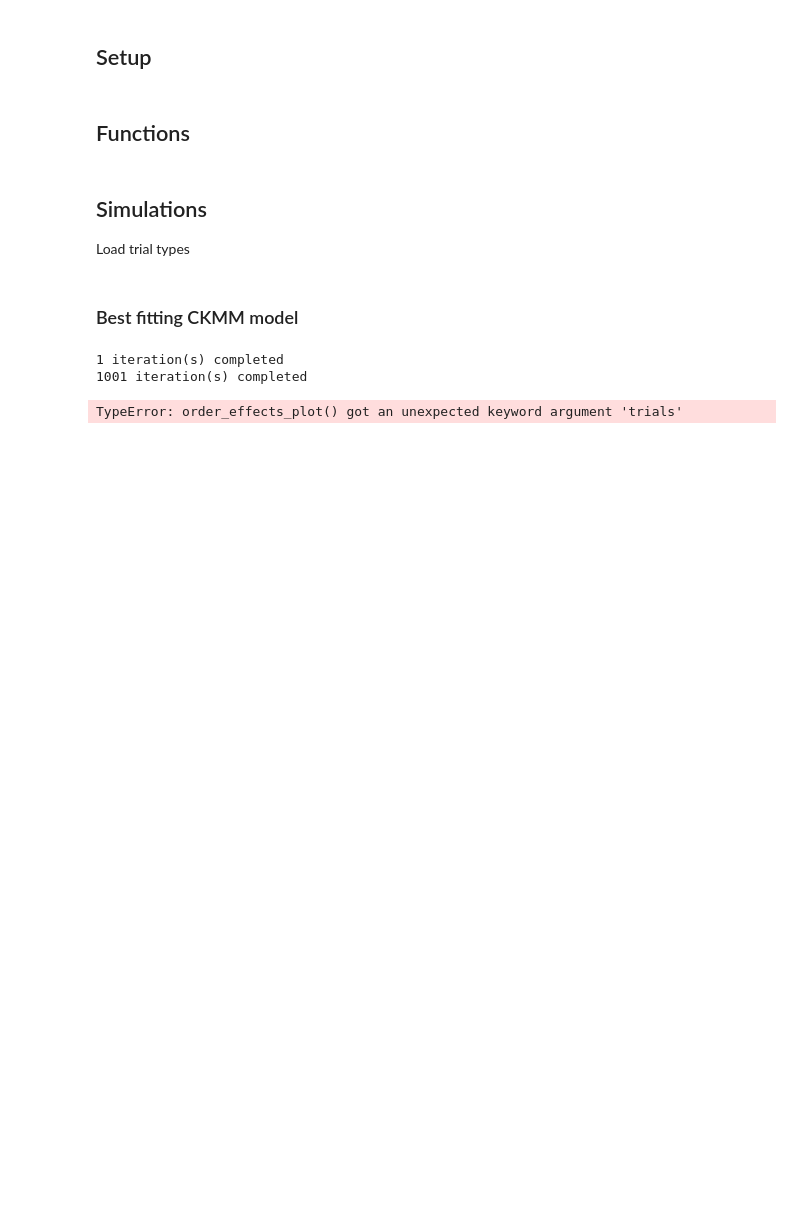
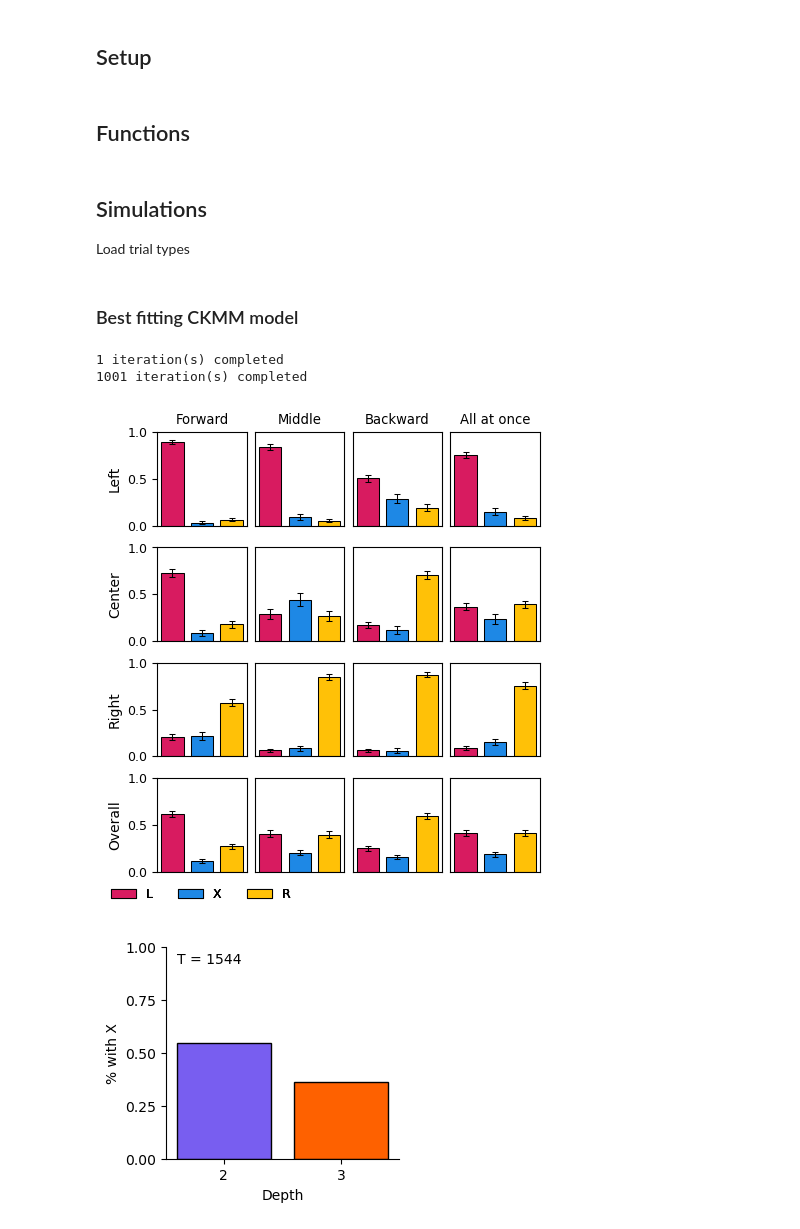
Before and after one commit to katie-warburton/Sequence-Effects-in-Hierarchical-Category-Systems, a Jupyter notebook: Order Effect Simulations.ipynb, the cells around one changed output. Drawn from its saved outputs; the diff is of its cells as text; code cells hidden in the pictures; blank space fills up the shorter version.

```diff
--- a/Order Effect Simulations.ipynb
+++ b/Order Effect Simulations.ipynb
@@ -116,13 +119,13 @@ codes = codes.tolist()
 # %% [markdown]
 ### Best fitting CKMM model
 # %%
-random.seed(18)
-np.random.seed(18)
-df_sm_full = simulate_trials(codes, True, temps = (4.0, 0.75), alphas=(0.05, 0.16))
+# df_sm_full = simulate_trials(codes, True, temps = (4.0, 1.0), alphas=(0.05, 0.14), seed=1999)
+df_sm_full = pd.read_csv('Data/sim_trial_data.csv')
 df_sm = analyses.get_level2_cat_stats(df_sm_full, ITEMS)
-plots.order_effects_plot(df_sm, fname='Figures/simulated_powerpoint.pdf', figsize=(4.4, 4.75), legend=True, trials=False)
+plots.order_effects_plot(df_sm, fname='Figures/LXR_by_order_loc_sim_{}.jpg', figsize=(4.4, 4.75), legend=True, trials=False)
 plots.new_category_plot(df_sm, fname='Figures/best_simulated_X_by_depth.pdf', figsize=(3, 2.75))
 # %% [output]
 1 iteration(s) completed
 1001 iteration(s) completed
-TypeError: order_effects_plot() got an unexpected keyword argument 'trials'
+[figure, added]
+[figure, added]
```
Also changed, not shown: parts of 13 cells of this notebook, 12 other files.
